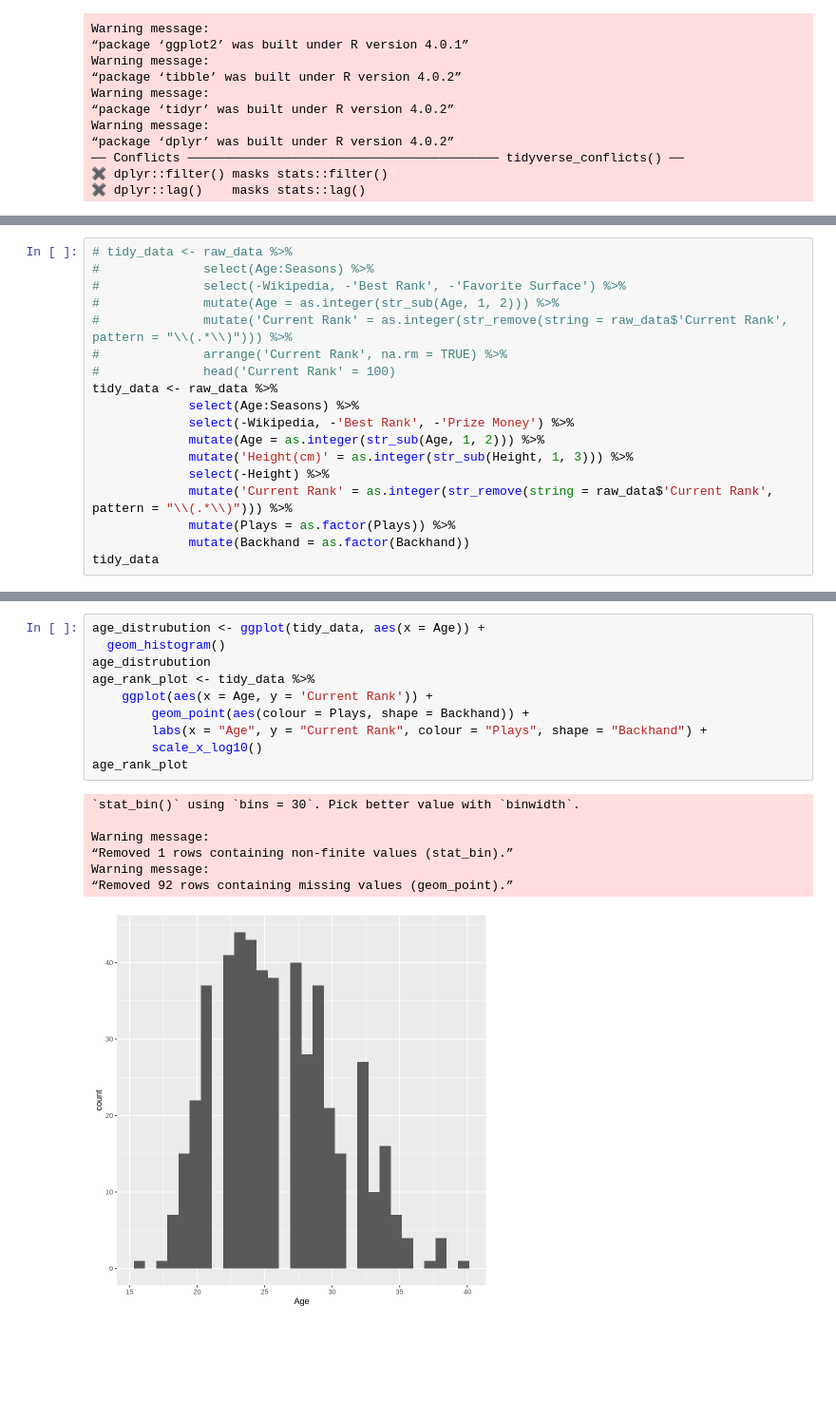
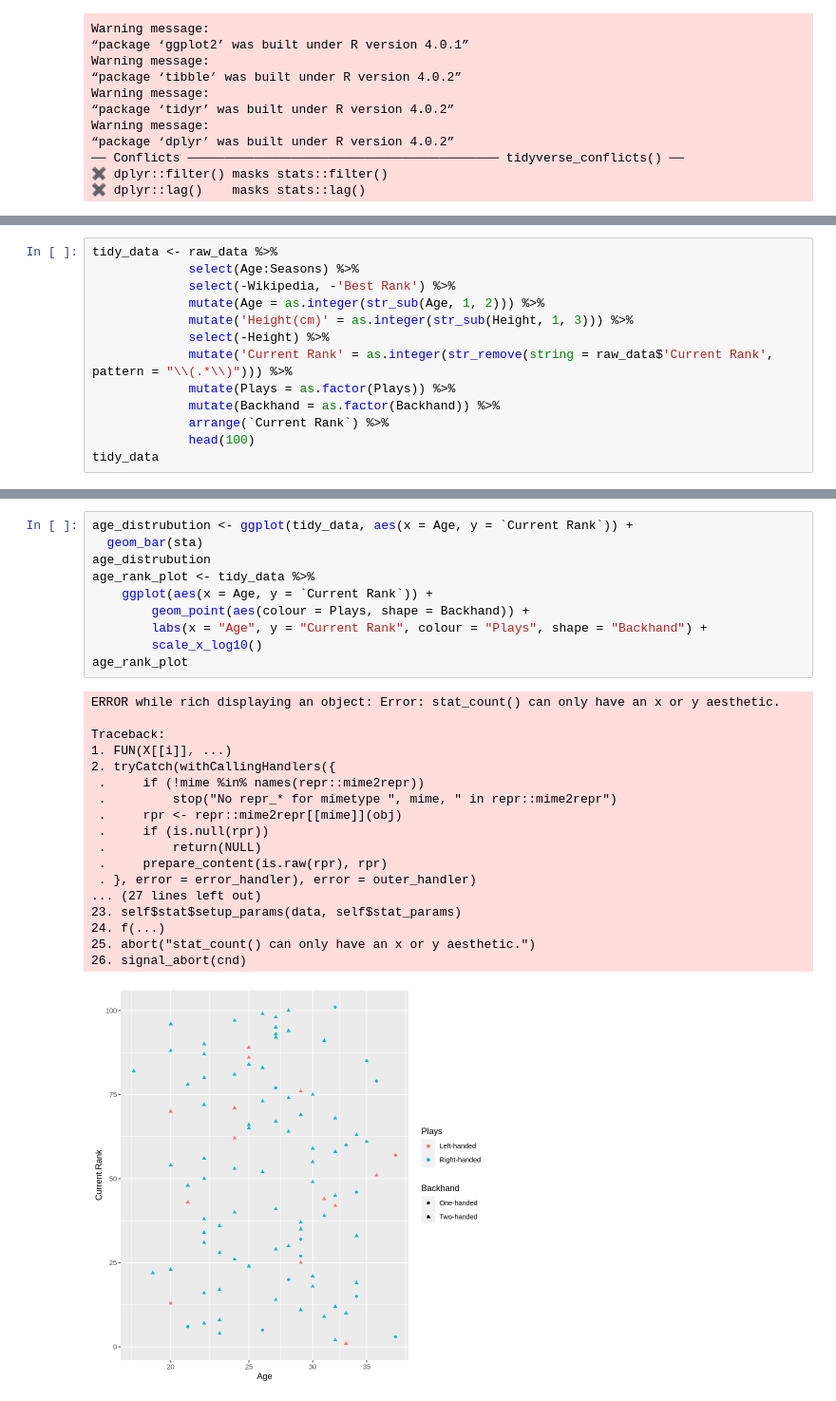
Before and after one commit to RaymondZhang20/Data-Prodiction, a Jupyter notebook: analysis.ipynb, the cells around one changed output, grey strips where cells are left out. Shown: that part at 95% size. Saved outputs shown, nothing was run; the diff lists cells and outputs as text; blank space fills up the shorter version.

```diff
--- a/analysis.ipynb
+++ b/analysis.ipynb
@@ -68,19 +68,14 @@ A spec_tbl_df: 500 × 38
 # %%
-# tidy_data <- raw_data %>%
-#              select(Age:Seasons) %>%
-#              select(-Wikipedia, -'Best Rank', -'Favorite Surface') %>%
-#              mutate(Age = as.integer(str_sub(Age, 1, 2))) %>%
-#              mutate('Current Rank' = as.integer(str_remove(string = raw_data$'Current Rank', pattern = "\\(.*\\)"))) %>%
-#              arrange('Current Rank', na.rm = TRUE) %>%
-#              head('Current Rank' = 100)
 tidy_data <- raw_data %>%
              select(Age:Seasons) %>%
-             select(-Wikipedia, -'Best Rank', -'Prize Money') %>%
+             select(-Wikipedia, -'Best Rank') %>%
              mutate(Age = as.integer(str_sub(Age, 1, 2))) %>%
              mutate('Height(cm)' = as.integer(str_sub(Height, 1, 3))) %>%
              select(-Height) %>%
              mutate('Current Rank' = as.integer(str_remove(string = raw_data$'Current Rank', pattern = "\\(.*\\)"))) %>%
              mutate(Plays = as.factor(Plays)) %>%
-             mutate(Backhand = as.factor(Backhand))
+             mutate(Backhand = as.factor(Backhand)) %>%
+             arrange(`Current Rank`) %>%
+             head(100)
 tidy_data
 # %% [output]
@@ -97,18 +92,29 @@ A tibble: 500 × 10
 # %%
-age_distrubution <- ggplot(tidy_data, aes(x = Age)) +
-  geom_histogram()
+age_distrubution <- ggplot(tidy_data, aes(x = Age, y = `Current Rank`)) +
+  geom_bar(sta)
 age_distrubution
 age_rank_plot <- tidy_data %>%
-    ggplot(aes(x = Age, y = 'Current Rank')) +
+    ggplot(aes(x = Age, y = `Current Rank`)) +
         geom_point(aes(colour = Plays, shape = Backhand)) +
         labs(x = "Age", y = "Current Rank", colour = "Plays", shape = "Backhand") +
         scale_x_log10()
 age_rank_plot
 # %% [output]
-`stat_bin()` using `bins = 30`. Pick better value with `binwidth`.
+ERROR while rich displaying an object: Error: stat_count() can only have an x or y aesthetic.
 
-Warning message:
-“Removed 1 rows containing non-finite values (stat_bin).”
-Warning message:
-“Removed 92 rows containing missing values (geom_point).”
+Traceback:
+1. FUN(X[[i]], ...)
+2. tryCatch(withCallingHandlers({
+ .     if (!mime %in% names(repr::mime2repr))
+ .         stop("No repr_* for mimetype ", mime, " in repr::mime2repr")
+ .     rpr <- repr::mime2repr[[mime]](obj)
+ .     if (is.null(rpr))
+ .         return(NULL)
+ .     prepare_content(is.raw(rpr), rpr)
+ . }, error = error_handler), error = outer_handler)
+... (27 lines left out)
+23. self$stat$setup_params(data, self$stat_params)
+24. f(...)
+25. abort("stat_count() can only have an x or y aesthetic.")
+26. signal_abort(cnd)
-[figure, old version]
+[figure, new version]
```
Also changed, not shown: parts of 5 cells of this notebook.
